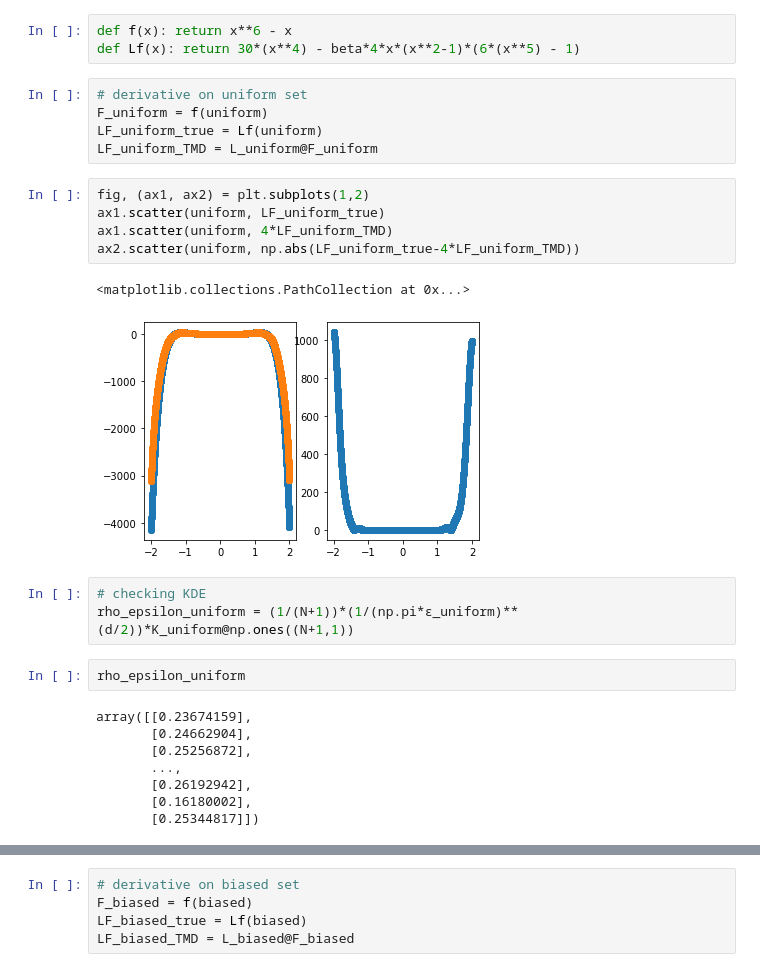
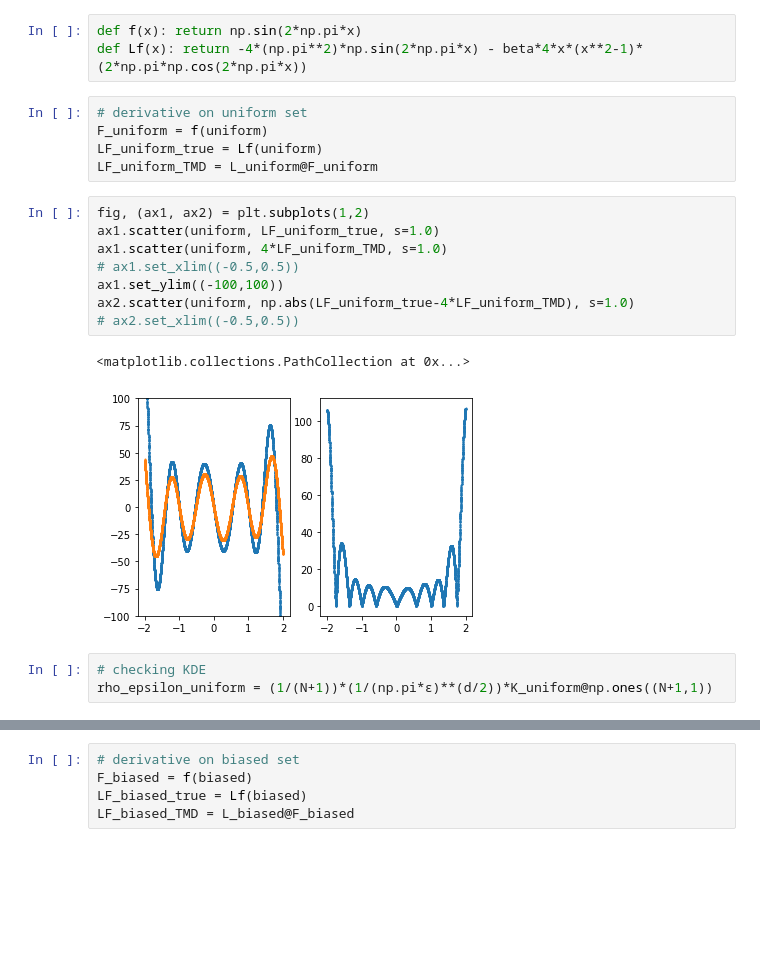
Before and after one commit to ShashankSule/TMDmaps, a Jupyter notebook: run/1D_potential.ipynb, the cells around one changed output, grey strips where cells are left out. Drawn from its saved outputs; the diff is of its cells as text; blank space fills up the shorter version.

```diff
--- a/run/1D_potential.ipynb
+++ b/run/1D_potential.ipynb
@@ -117,8 +120,8 @@ target_dmap_biased.construct_generator(biased.T)
 K_biased = target_dmap_biased.get_kernel()
 L_biased = target_dmap_biased.get_generator()
 # %%
-def f(x): return x**6 - x
-def Lf(x): return 30*(x**4) - beta*4*x*(x**2-1)*(6*(x**5) - 1)
+def f(x): return np.sin(2*np.pi*x)
+def Lf(x): return -4*(np.pi**2)*np.sin(2*np.pi*x) - beta*4*x*(x**2-1)*(2*np.pi*np.cos(2*np.pi*x))
 # %%
 # derivative on uniform set
 F_uniform = f(uniform)
@@ -126,23 +129,16 @@ LF_uniform_true = Lf(uniform)
 LF_uniform_TMD = L_uniform@F_uniform
 # %%
 fig, (ax1, ax2) = plt.subplots(1,2)
-ax1.scatter(uniform, LF_uniform_true)
-ax1.scatter(uniform, 4*LF_uniform_TMD)
-ax2.scatter(uniform, np.abs(LF_uniform_true-4*LF_uniform_TMD))
+ax1.scatter(uniform, LF_uniform_true, s=1.0)
+ax1.scatter(uniform, 4*LF_uniform_TMD, s=1.0)
+# ax1.set_xlim((-0.5,0.5))
+ax1.set_ylim((-100,100))
+ax2.scatter(uniform, np.abs(LF_uniform_true-4*LF_uniform_TMD), s=1.0)
+# ax2.set_xlim((-0.5,0.5))
 # %% [output]
 <matplotlib.collections.PathCollection at 0x...>
-[figure, old version]
+[figure, new version]
 # %%
 # checking KDE
-rho_epsilon_uniform = (1/(N+1))*(1/(np.pi*ϵ_uniform)**(d/2))*K_uniform@np.ones((N+1,1))
+rho_epsilon_uniform = (1/(N+1))*(1/(np.pi*ϵ)**(d/2))*K_uniform@np.ones((N+1,1))
-# %%
-rho_epsilon_uniform
-# %% [output]
-array([[0.23674159],
-       [0.24662904],
-       [0.25256872],
-       ...,
-       [0.26192942],
-       [0.16180002],
-       [0.25344817]])
 # %%
```
Also changed, not shown: parts of 7 cells of this notebook, 4 other files.
